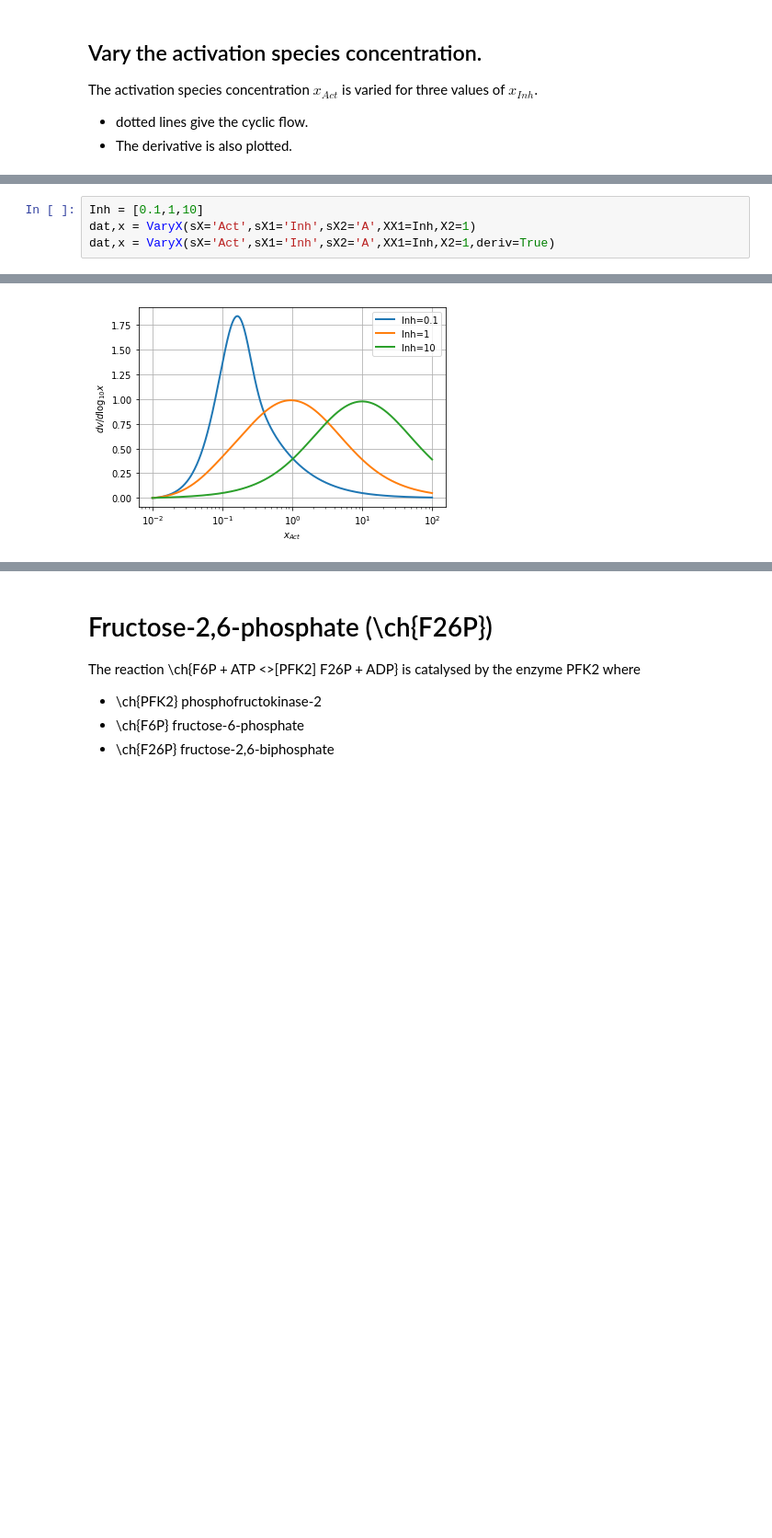
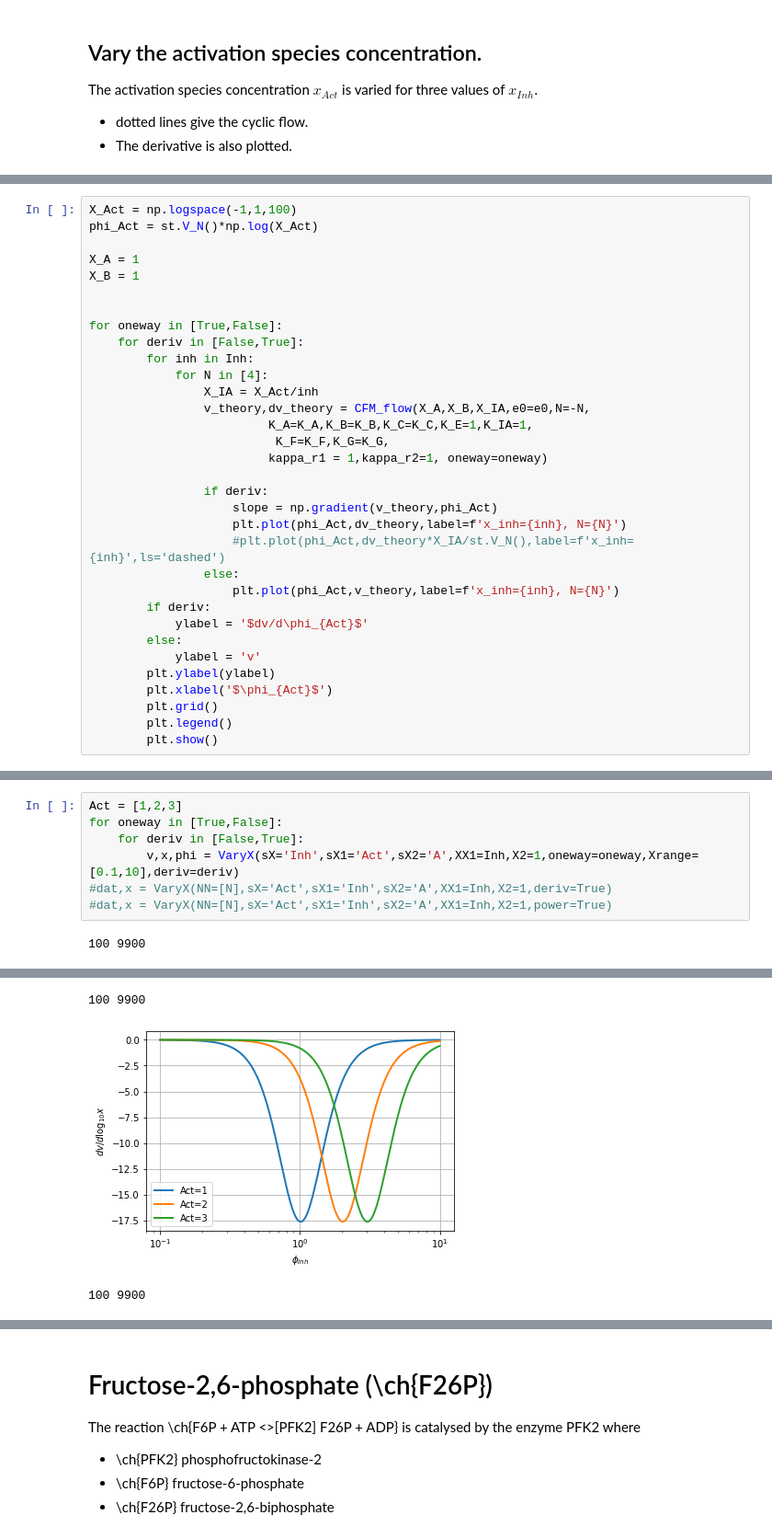
Before and after one commit to gawthrop/BondGraphTools-Biomolecular, a Jupyter notebook: CyclicFlowModulation.ipynb, the cells around one changed output, grey strips where cells are left out. Shown at 92% size. Cells and saved outputs as stored; diff of their text form; blank space fills up the shorter version.

Commit message:
Update Cyclic Flow Modulation

```diff
--- a/CyclicFlowModulation.ipynb
+++ b/CyclicFlowModulation.ipynb
@@ -302,0 +583,33 @@ dat,x = VaryX(sX='A',sX1='Act',sX2='Inh',XX1=Act,X2=1,deriv=True)
+# %%
+X_Act = np.logspace(-1,1,100)
+phi_Act = st.V_N()*np.log(X_Act)
+
+X_A = 1
+X_B = 1
+
+
+for oneway in [True,False]:
+    for deriv in [False,True]:
+        for inh in Inh:
+            for N in [4]:
+                X_IA = X_Act/inh
+                v_theory,dv_theory = CFM_flow(X_A,X_B,X_IA,e0=e0,N=-N,
+                         K_A=K_A,K_B=K_B,K_C=K_C,K_E=1,K_IA=1,
+                          K_F=K_F,K_G=K_G,
+                         kappa_r1 = 1,kappa_r2=1, oneway=oneway)
+
+                if deriv:
+                    slope = np.gradient(v_theory,phi_Act)
+                    plt.plot(phi_Act,dv_theory,label=f'x_inh={inh}, N={N}')
+                    #plt.plot(phi_Act,dv_theory*X_IA/st.V_N(),label=f'x_inh={inh}',ls='dashed')
+                else:
+                    plt.plot(phi_Act,v_theory,label=f'x_inh={inh}, N={N}')
+        if deriv:
+            ylabel = '$dv/d\phi_{Act}$'
+        else:
+            ylabel = 'v'
+        plt.ylabel(ylabel)
+        plt.xlabel('$\phi_{Act}$')
+        plt.grid()
+        plt.legend()
+        plt.show()
@@ -303,5 +628,9 @@ dat,x = VaryX(sX='A',sX1='Act',sX2='Inh',XX1=Act,X2=1,deriv=True)
 # %%
-Inh = [0.1,1,10]
-dat,x = VaryX(sX='Act',sX1='Inh',sX2='A',XX1=Inh,X2=1)
-dat,x = VaryX(sX='Act',sX1='Inh',sX2='A',XX1=Inh,X2=1,deriv=True)
+Act = [1,2,3]
+for oneway in [True,False]:
+    for deriv in [False,True]:
+        v,x,phi = VaryX(sX='Inh',sX1='Act',sX2='A',XX1=Inh,X2=1,oneway=oneway,Xrange=[0.1,10],deriv=deriv)
+#dat,x = VaryX(NN=[N],sX='Act',sX1='Inh',sX2='A',XX1=Inh,X2=1,deriv=True)
+#dat,x = VaryX(NN=[N],sX='Act',sX1='Inh',sX2='A',XX1=Inh,X2=1,power=True)
 # %% [output]
+100 9900
@@ -309 +638,3 @@ dat,x = VaryX(sX='Act',sX1='Inh',sX2='A',XX1=Inh,X2=1,deriv=True)
+100 9900
-[figure, old version]
+[figure, new version]
+100 9900
```
Also changed, not shown: parts of 50 cells of this notebook, 1 other file.
